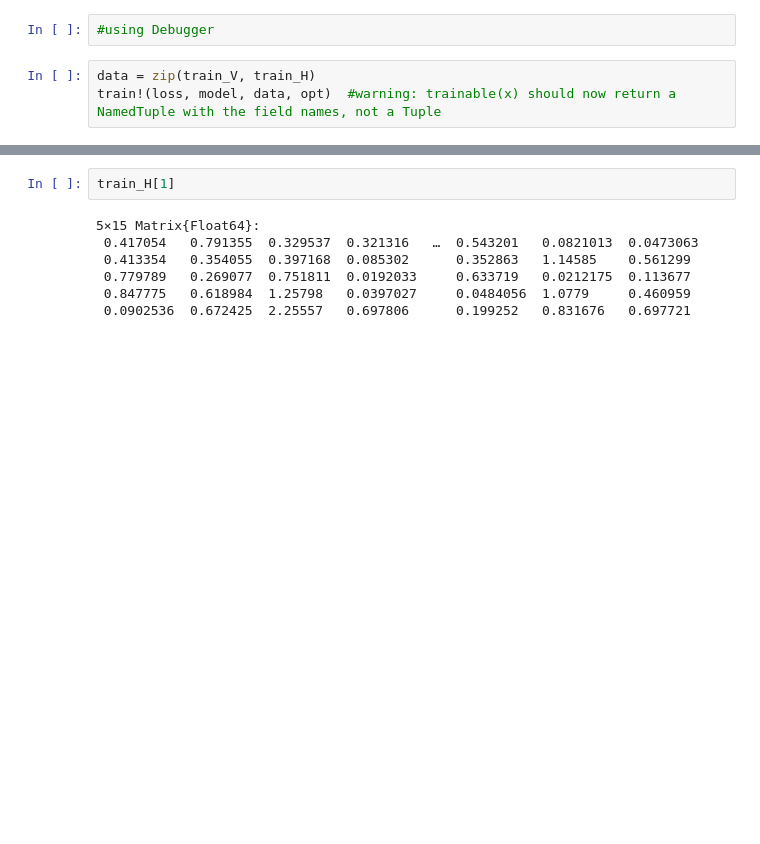
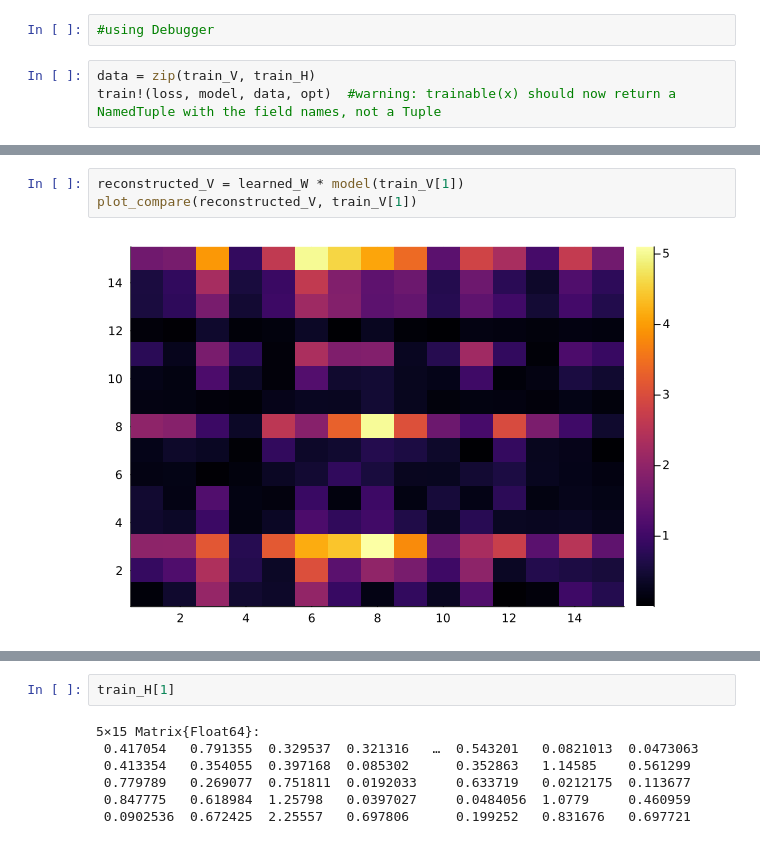
Before and after one commit to njericha/Deep-Unrolling-NTF, a Jupyter notebook: playground.ipynb, the cells around one changed output, grey strips where cells are left out. Saved outputs shown, nothing was run; the diff lists cells and outputs as text; blank space fills up the shorter version.

```diff
--- a/playground.ipynb
+++ b/playground.ipynb
@@ -166,0 +237,5 @@ heatmap(difference)
+# %%
+reconstructed_V = learned_W * model(train_V[1])
+plot_compare(reconstructed_V, train_V[1])
+# %% [output]
+[figure, added]
```
Also changed, not shown: parts of 22 cells of this notebook.
